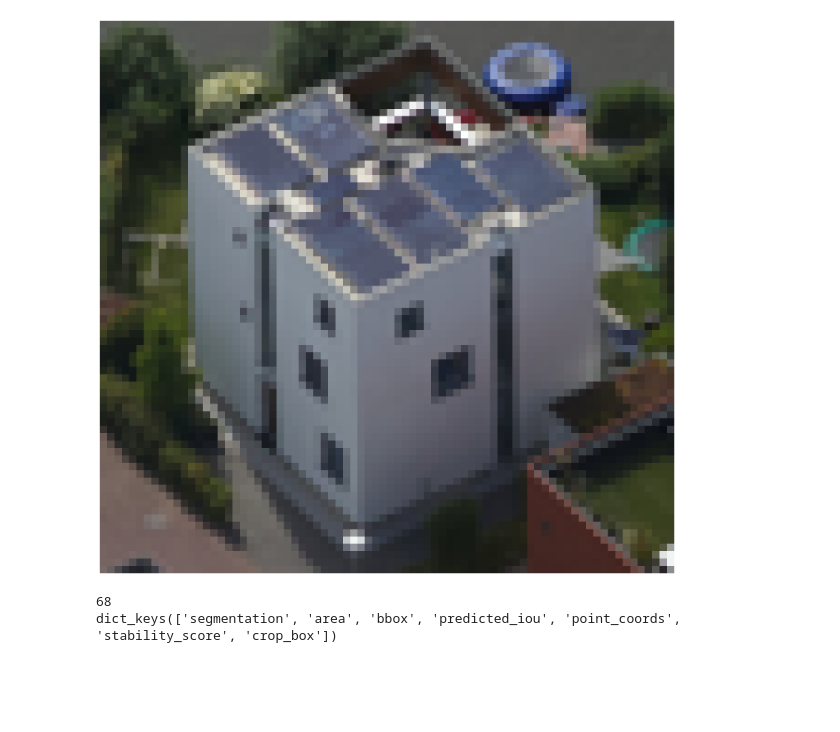
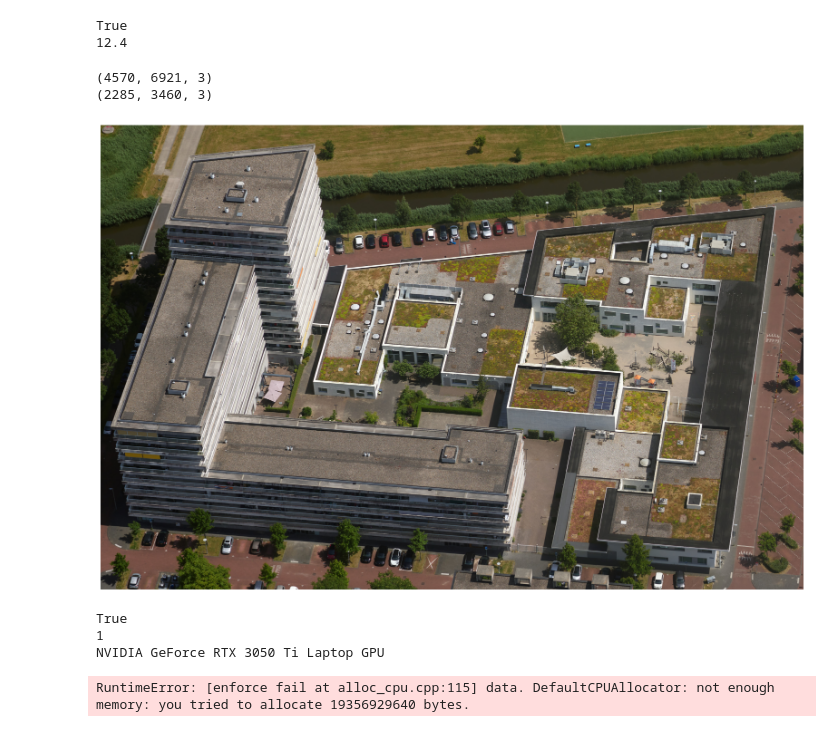
Before and after one commit to LarsBoertjes/thesis, a Jupyter notebook: experiments/SAMtest_fullimage.ipynb, the cells around one changed output. Drawn from its saved outputs; the diff is of its cells as text; code cells hidden in the pictures; blank space fills up the shorter version.

```diff
--- a/experiments/SAMtest_fullimage.ipynb
+++ b/experiments/SAMtest_fullimage.ipynb
@@ -8,3 +6,9 @@ ImportError: cannot import name 'amp' from partially initialized module 'torch'
+# %%
+print(torch.cuda.is_available())
+print(torch.version.cuda)
+# %% [output]
+True
+12.4
 # %%
 def show_anns(anns):
     if len(anns) == 0:
@@ -26,10 +27,32 @@ image = cv2.cvtColor(image, cv2.COLOR_BGR2RGB)
+# %%
+#image = cv2.imread('../data/experimental/presentation_visuals/201008430_0066_01_0102_P00_01.jpg')
+image_zoomed = cv2.imread('../data/experimental/presentation_visuals/201008430_0066_01_0102_P00_01zoomed.jpg')
+
+#image = cv2.cvtColor(image, cv2.COLOR_BGR2RGB)
+image_zoomed = cv2.cvtColor(image_zoomed, cv2.COLOR_BGR2RGB)
+
+image_resized = cv2.resize(image_zoomed, ((image_zoomed.shape[1] // 2), (image_zoomed.shape[0] // 2)))  # Resize to a smaller size
+
+print(image_zoomed.shape)
+print(image_resized.shape)
+# %% [output]
+(4570, 6921, 3)
+(2285, 3460, 3)
 # %%
-plt.figure(figsize=(20, 20))
-plt.imshow(image)
+plt.figure(figsize=(20,20))
+plt.imshow(image_resized)
 plt.axis('off')
 plt.show()
 # %% [output]
-[figure, old version]
+[figure, new version]
+# %%
+print(torch.cuda.is_available())
+print(torch.cuda.device_count())
+print(torch.cuda.get_device_name(0))
+# %% [output]
+True
+1
+NVIDIA GeForce RTX 3050 Ti Laptop GPU
 # %%
 import sys
 sys.path.append("..")
@@ -45,10 +68,6 @@ sam.to(device=device)
 
 mask_generator = SamAutomaticMaskGenerator(sam)
 # %%
-masks = mask_generator.generate(image)
+masks = mask_generator.generate(image_zoomed)
+# %% [output]
+RuntimeError: [enforce fail at alloc_cpu.cpp:115] data. DefaultCPUAllocator: not enough memory: you tried to allocate 19356929640 bytes.
-# %%
-print(len(masks))
-print(masks[0].keys())
-# %% [output]
-68
-dict_keys(['segmentation', 'area', 'bbox', 'predicted_iou', 'point_coords', 'stability_score', 'crop_box'])
```
Also changed, not shown: parts of 4 cells of this notebook, 7 other files.
